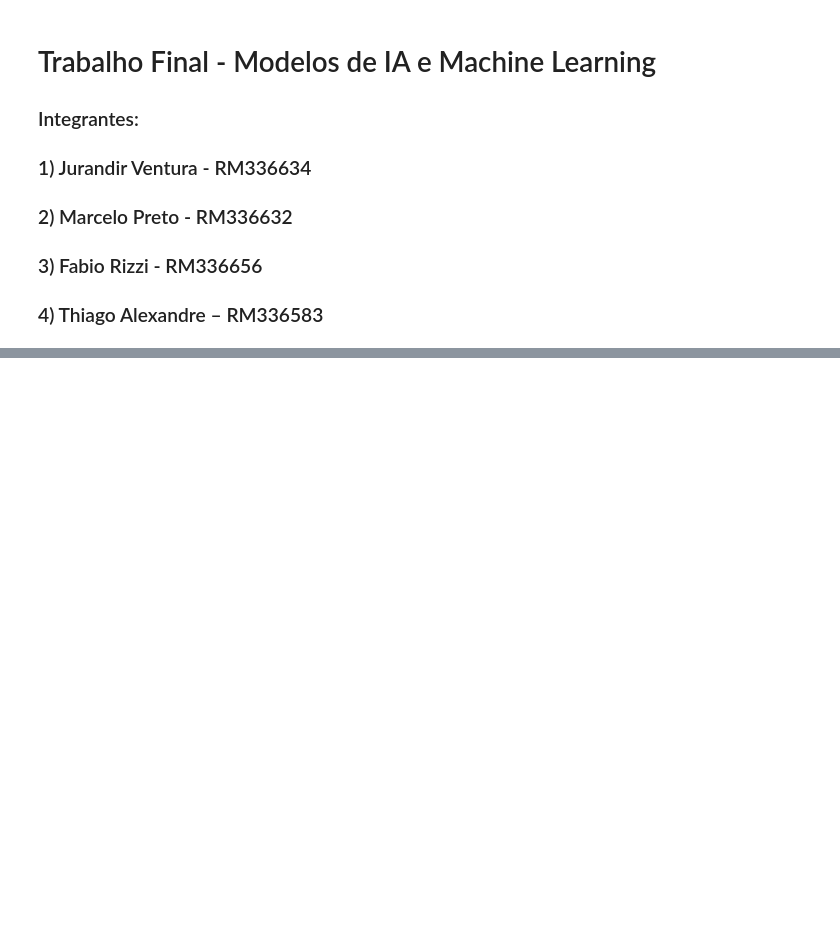
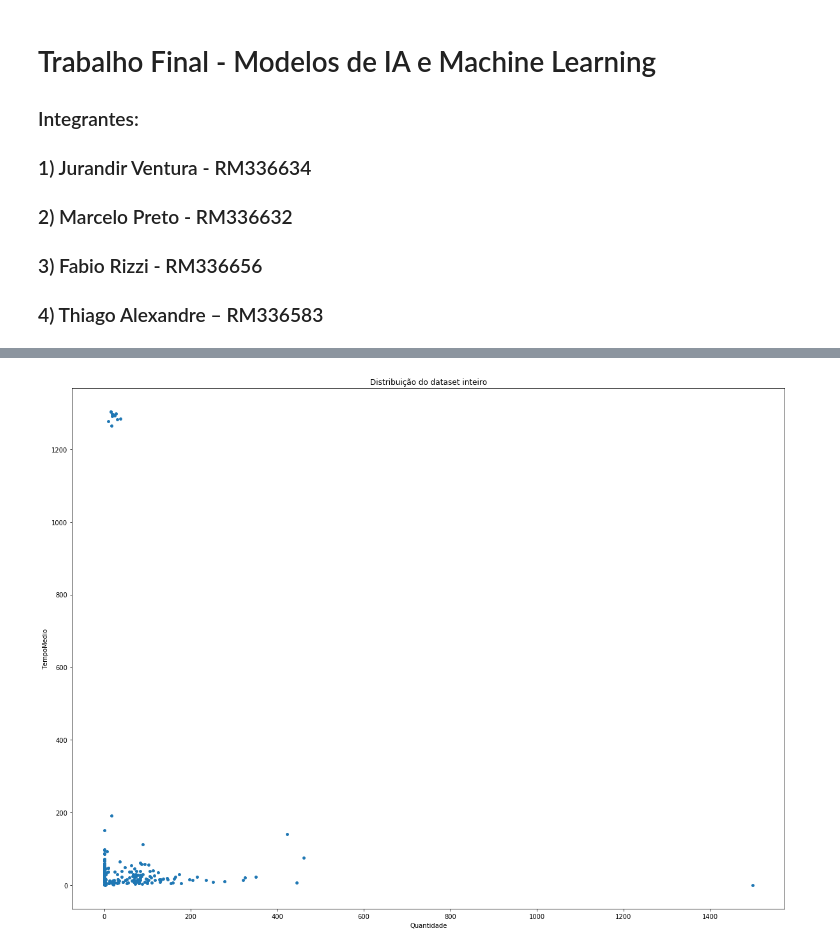
Before and after one commit to JV-cloud/modelos_de_ia_e_ml, a Jupyter notebook: 2.1.ipynb, the cells around one changed output, grey strips where cells are left out. Drawn from its saved outputs; the diff is of its cells as text; code cells hidden in the pictures; blank space fills up the shorter version.

```diff
--- a/2.1.ipynb
+++ b/2.1.ipynb
@@ -31,0 +88,3 @@ dataset.head()
+# %%
+ds = pd.concat([dataset["Quantidade"],dataset["TempoMedio"]],axis=1)
+ds.head()
@@ -31,0 +98,9 @@ dataset.head()
+# %%
+plt.figure(figsize = (20,15))
+plt.title('Distribuição do dataset inteiro')
+plt.xlabel('Quantidade')
+plt.ylabel('TempoMedio')
+plt.scatter(x=ds["Quantidade"],y=ds["TempoMedio"],s=15)
+plt.show()
+# %% [output]
+[figure, added]
```
Also changed, not shown: parts of 31 cells of this notebook.
